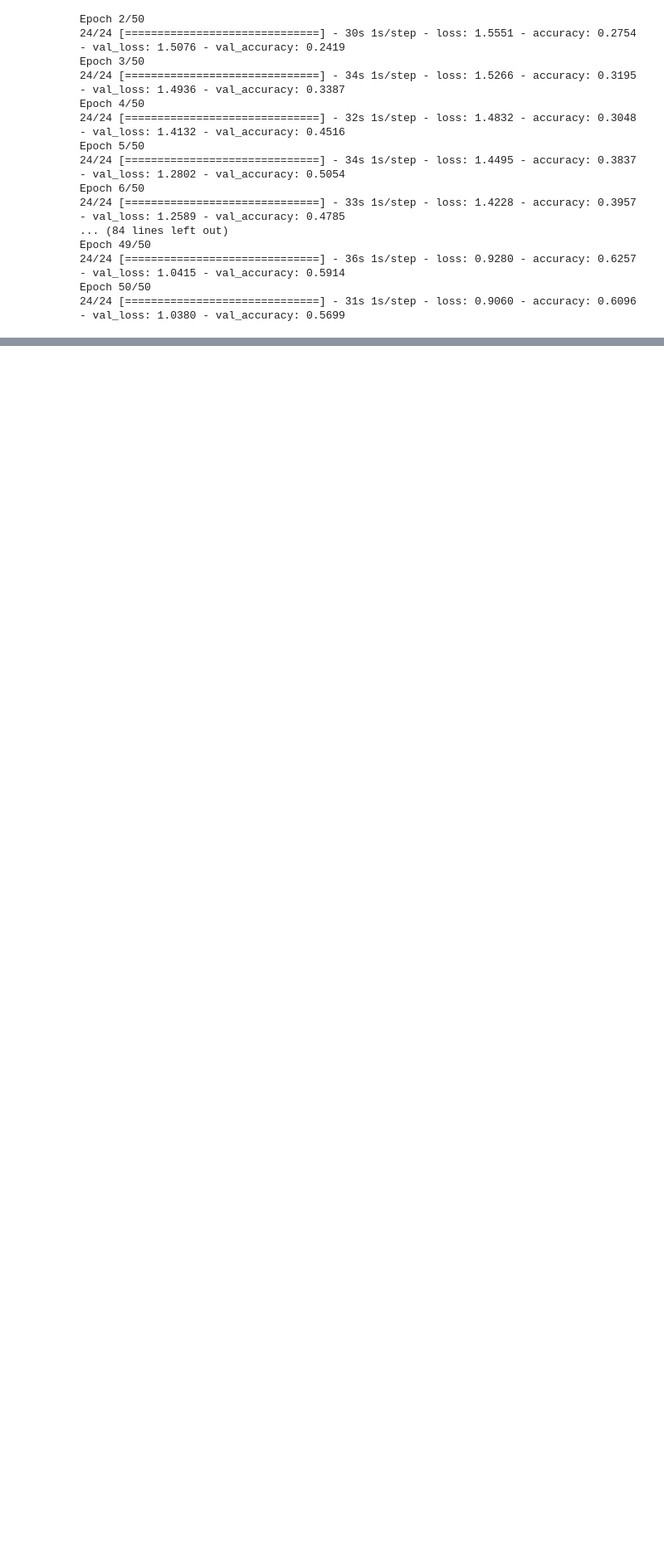
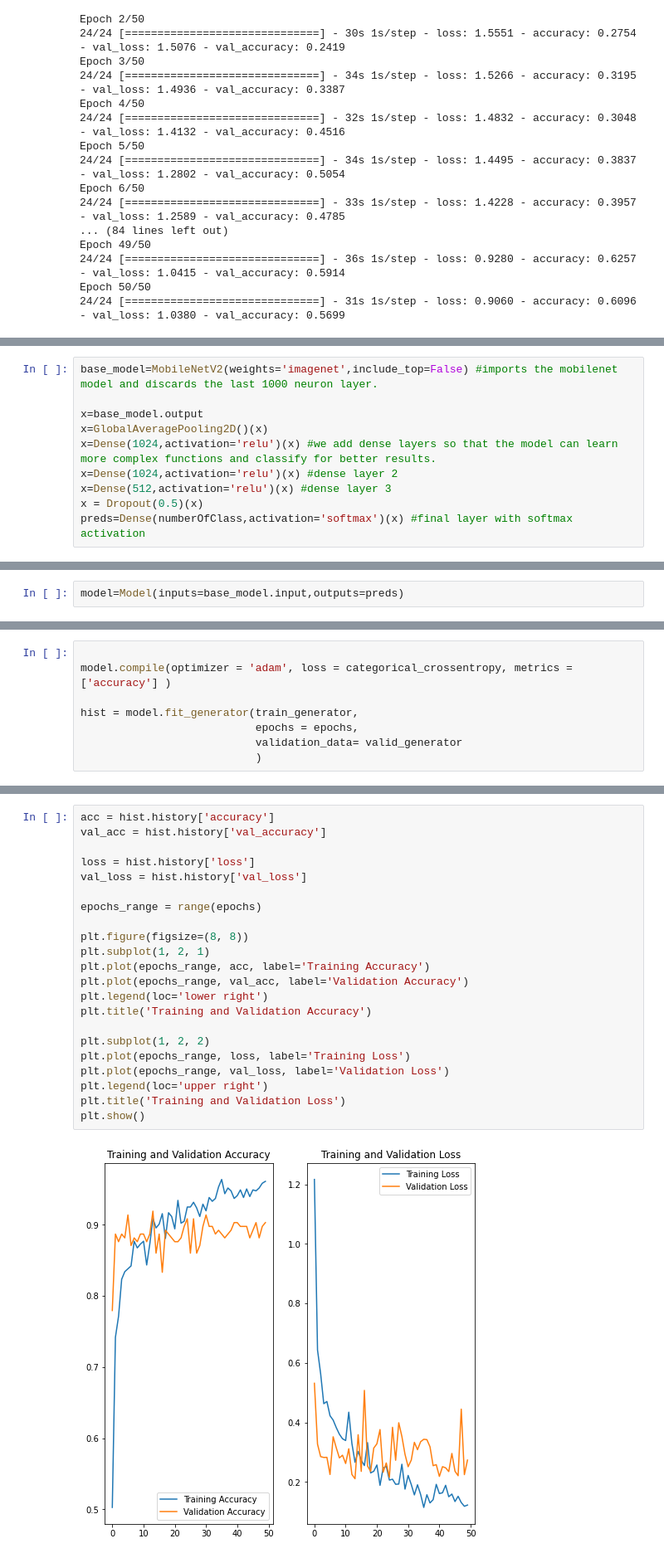
Before and after one commit to Panatore/RoomsClassifier, a Jupyter notebook: TFM.ipynb, the cells around one changed output, grey strips where cells are left out. Shown at 83% size. Cells and saved outputs as stored; diff of their text form; blank space fills up the shorter version.

Commit message:
Created the new model using transfer learning with MobilnetV2 neural network

```diff
--- a/TFM.ipynb
+++ b/TFM.ipynb
@@ -325,0 +314,10 @@ ValueError: Found unexpected instance while processing input tensors for keras f
+# %%
+base_model=MobileNetV2(weights='imagenet',include_top=False) #imports the mobilenet model and discards the last 1000 neuron layer.
+
+x=base_model.output
+x=GlobalAveragePooling2D()(x)
+x=Dense(1024,activation='relu')(x) #we add dense layers so that the model can learn more complex functions and classify for better results.
+x=Dense(1024,activation='relu')(x) #dense layer 2
+x=Dense(512,activation='relu')(x) #dense layer 3
+x = Dropout(0.5)(x)
+preds=Dense(numberOfClass,activation='softmax')(x) #final layer with softmax activation
@@ -325,0 +326,2 @@ ValueError: Found unexpected instance while processing input tensors for keras f
+# %%
+model=Model(inputs=base_model.input,outputs=preds)
@@ -325,0 +353,8 @@ ValueError: Found unexpected instance while processing input tensors for keras f
+# %%
+
+model.compile(optimizer = 'adam', loss = categorical_crossentropy, metrics = ['accuracy'] )
+
+hist = model.fit_generator(train_generator,
+                           epochs = epochs,
+                           validation_data= valid_generator
+                           )
@@ -325,0 +379,24 @@ ValueError: Found unexpected instance while processing input tensors for keras f
+# %%
+acc = hist.history['accuracy']
+val_acc = hist.history['val_accuracy']
+
+loss = hist.history['loss']
+val_loss = hist.history['val_loss']
+
+epochs_range = range(epochs)
+
+plt.figure(figsize=(8, 8))
+plt.subplot(1, 2, 1)
+plt.plot(epochs_range, acc, label='Training Accuracy')
+plt.plot(epochs_range, val_acc, label='Validation Accuracy')
+plt.legend(loc='lower right')
+plt.title('Training and Validation Accuracy')
+
+plt.subplot(1, 2, 2)
+plt.plot(epochs_range, loss, label='Training Loss')
+plt.plot(epochs_range, val_loss, label='Validation Loss')
+plt.legend(loc='upper right')
+plt.title('Training and Validation Loss')
+plt.show()
+# %% [output]
+[figure, added]
```
Also changed, not shown: parts of 17 cells of this notebook, 4 other files.
